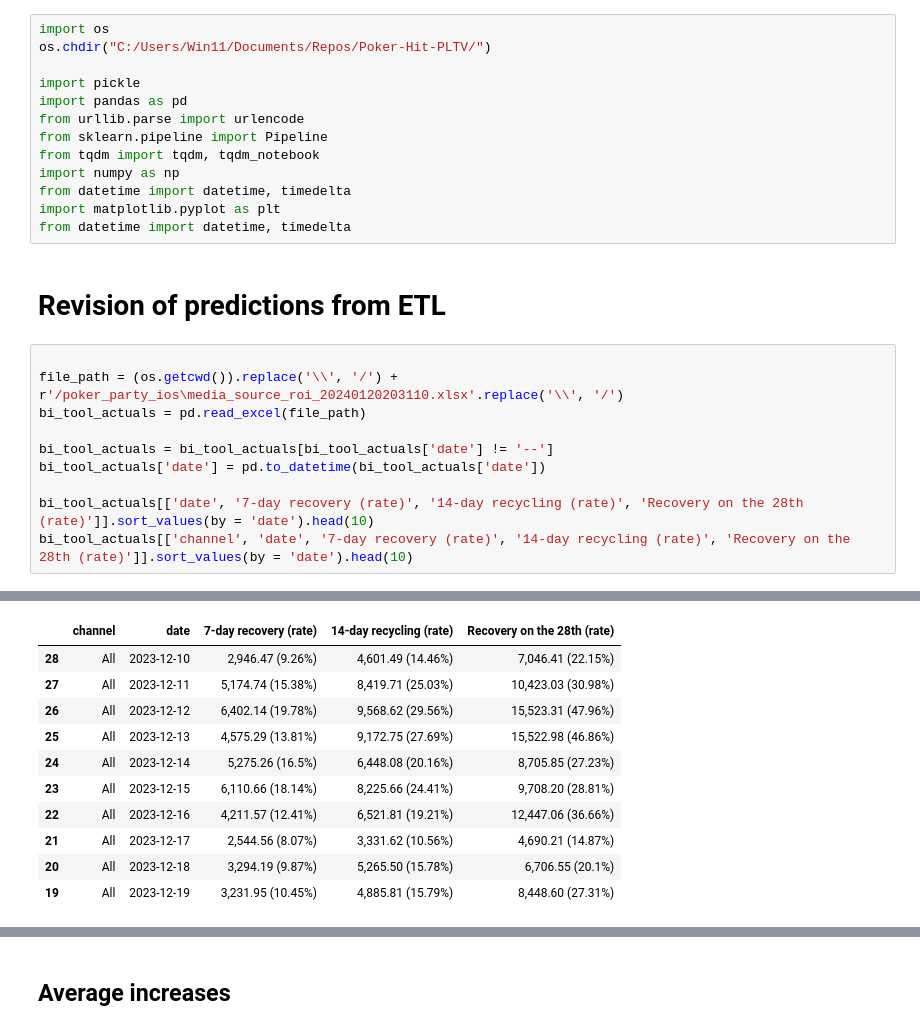
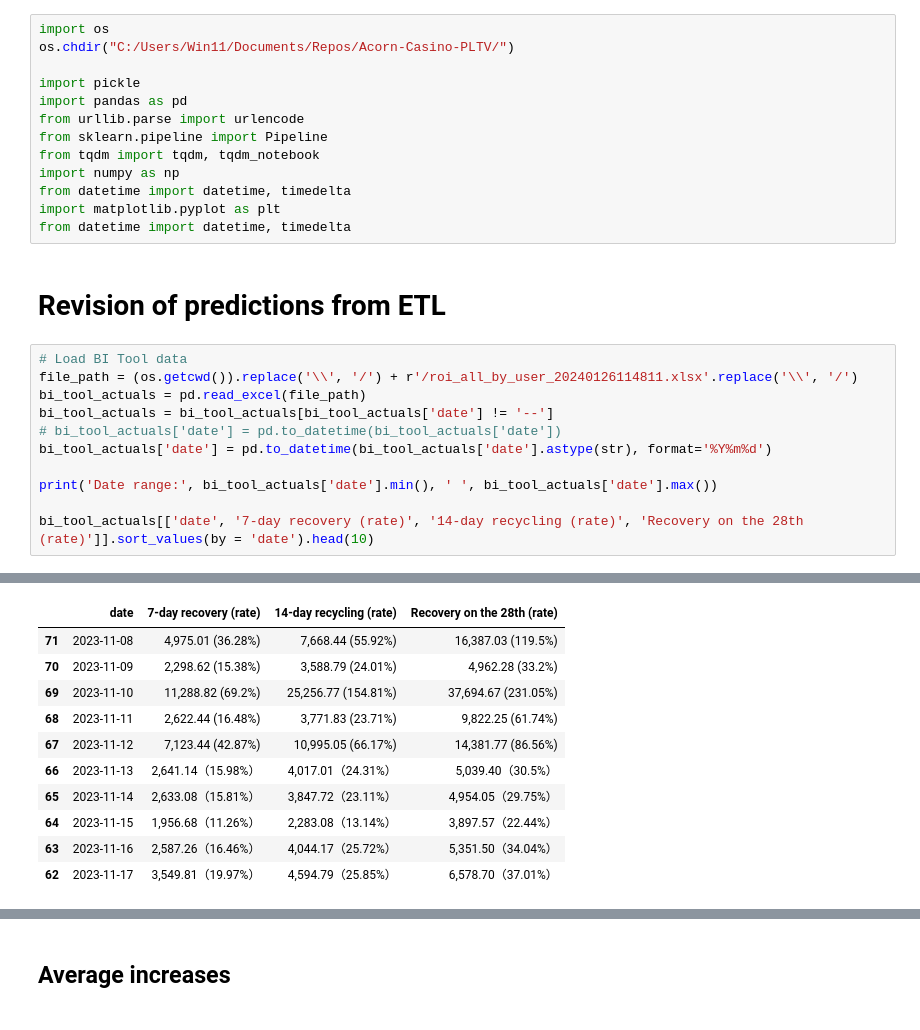
Before and after one commit to PereFuster/Acorn-Casino-PLTV, a Jupyter notebook: accorn_ios_etl_verification.ipynb, the cells around one changed output, grey strips where cells are left out. Drawn from its saved outputs; the diff is of its cells as text.

```diff
--- a/accorn_ios_etl_verification.ipynb
+++ b/accorn_ios_etl_verification.ipynb
@@ -1,6 +1,6 @@
 # %%
 import os
-os.chdir("C:/Users/Win11/Documents/Repos/Poker-Hit-PLTV/")
+os.chdir("C:/Users/Win11/Documents/Repos/Acorn-Casino-PLTV/")
 
 import pickle
 import pandas as pd
@@ -14,13 +14,14 @@ from datetime import datetime, timedelta
 # %% [markdown]
 # Revision of predictions from ETL
 # %%
+# Load BI Tool data
+file_path = (os.getcwd()).replace('\\', '/') + r'/roi_all_by_user_20240126114811.xlsx'.replace('\\', '/')
+bi_tool_actuals = pd.read_excel(file_path)
+bi_tool_actuals = bi_tool_actuals[bi_tool_actuals['date'] != '--']
+# bi_tool_actuals['date'] = pd.to_datetime(bi_tool_actuals['date'])
+bi_tool_actuals['date'] = pd.to_datetime(bi_tool_actuals['date'].astype(str), format='%Y%m%d')
 
-file_path = (os.getcwd()).replace('\\', '/') + r'/poker_party_ios\media_source_roi_20240120203110.xlsx'.replace('\\', '/')
-bi_tool_actuals = pd.read_excel(file_path)
-
-bi_tool_actuals = bi_tool_actuals[bi_tool_actuals['date'] != '--']
-bi_tool_actuals['date'] = pd.to_datetime(bi_tool_actuals['date'])
+print('Date range:', bi_tool_actuals['date'].min(), ' ', bi_tool_actuals['date'].max())
 
 bi_tool_actuals[['date', '7-day recovery (rate)', '14-day recycling (rate)', 'Recovery on the 28th (rate)']].sort_values(by = 'date').head(10)
-bi_tool_actuals[['channel', 'date', '7-day recovery (rate)', '14-day recycling (rate)', 'Recovery on the 28th (rate)']].sort_values(by = 'date').head(10)
 # %% [output]
@@ -27,14 +29,14 @@ bi_tool_actuals[['channel', 'date', '7-day recovery (rate)', '14-day recycling (
-|  | channel | date | 7-day recovery (rate) | 14-day recycling (rate) | Recovery on the 28th (rate) |
-| 28 | All | 2023-12-10 | 2,946.47 (9.26%) | 4,601.49 (14.46%) | 7,046.41 (22.15%) |
-| 27 | All | 2023-12-11 | 5,174.74 (15.38%) | 8,419.71 (25.03%) | 10,423.03 (30.98%) |
-| 26 | All | 2023-12-12 | 6,402.14 (19.78%) | 9,568.62 (29.56%) | 15,523.31 (47.96%) |
-| 25 | All | 2023-12-13 | 4,575.29 (13.81%) | 9,172.75 (27.69%) | 15,522.98 (46.86%) |
-| 24 | All | 2023-12-14 | 5,275.26 (16.5%) | 6,448.08 (20.16%) | 8,705.85 (27.23%) |
-| 23 | All | 2023-12-15 | 6,110.66 (18.14%) | 8,225.66 (24.41%) | 9,708.20 (28.81%) |
-| 22 | All | 2023-12-16 | 4,211.57 (12.41%) | 6,521.81 (19.21%) | 12,447.06 (36.66%) |
-| 21 | All | 2023-12-17 | 2,544.56 (8.07%) | 3,331.62 (10.56%) | 4,690.21 (14.87%) |
-| 20 | All | 2023-12-18 | 3,294.19 (9.87%) | 5,265.50 (15.78%) | 6,706.55 (20.1%) |
-| 19 | All | 2023-12-19 | 3,231.95 (10.45%) | 4,885.81 (15.79%) | 8,448.60 (27.31%) |
+|  | date | 7-day recovery (rate) | 14-day recycling (rate) | Recovery on the 28th (rate) |
+| 71 | 2023-11-08 | 4,975.01 (36.28%) | 7,668.44 (55.92%) | 16,387.03 (119.5%) |
+| 70 | 2023-11-09 | 2,298.62 (15.38%) | 3,588.79 (24.01%) | 4,962.28 (33.2%) |
+| 69 | 2023-11-10 | 11,288.82 (69.2%) | 25,256.77 (154.81%) | 37,694.67 (231.05%) |
+| 68 | 2023-11-11 | 2,622.44 (16.48%) | 3,771.83 (23.71%) | 9,822.25 (61.74%) |
+| 67 | 2023-11-12 | 7,123.44 (42.87%) | 10,995.05 (66.17%) | 14,381.77 (86.56%) |
+| 66 | 2023-11-13 | 2,641.14（15.98%） | 4,017.01（24.31%） | 5,039.40（30.5%） |
+| 65 | 2023-11-14 | 2,633.08（15.81%） | 3,847.72（23.11%） | 4,954.05（29.75%） |
+| 64 | 2023-11-15 | 1,956.68（11.26%） | 2,283.08（13.14%） | 3,897.57（22.44%） |
+| 63 | 2023-11-16 | 2,587.26（16.46%） | 4,044.17（25.72%） | 5,351.50（34.04%） |
+| 62 | 2023-11-17 | 3,549.81（19.97%） | 4,594.79（25.85%） | 6,578.70（37.01%） |
 # %%
 # Convert percentage strings to floats
 def convert_percentage_string_to_float(percentage_string):
```
Also changed, not shown: parts of 24 cells of this notebook, 3 other files.
